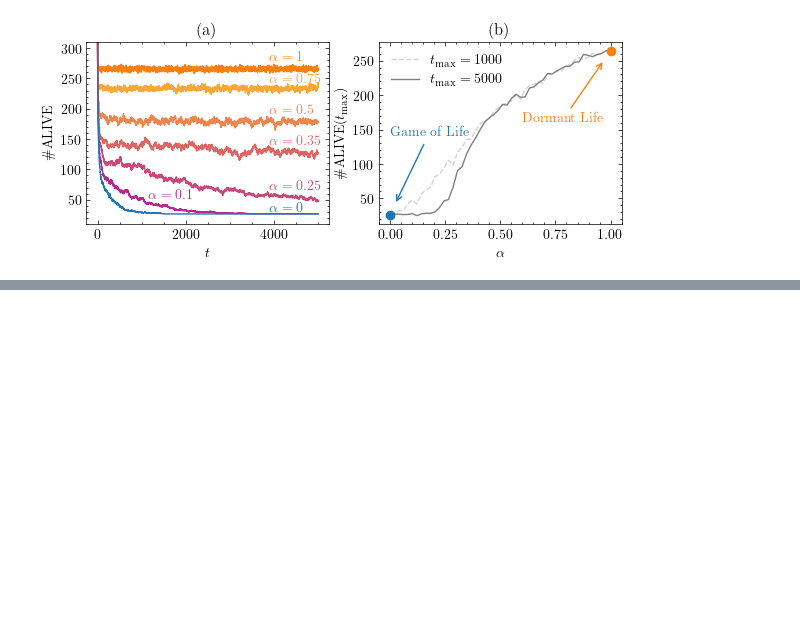
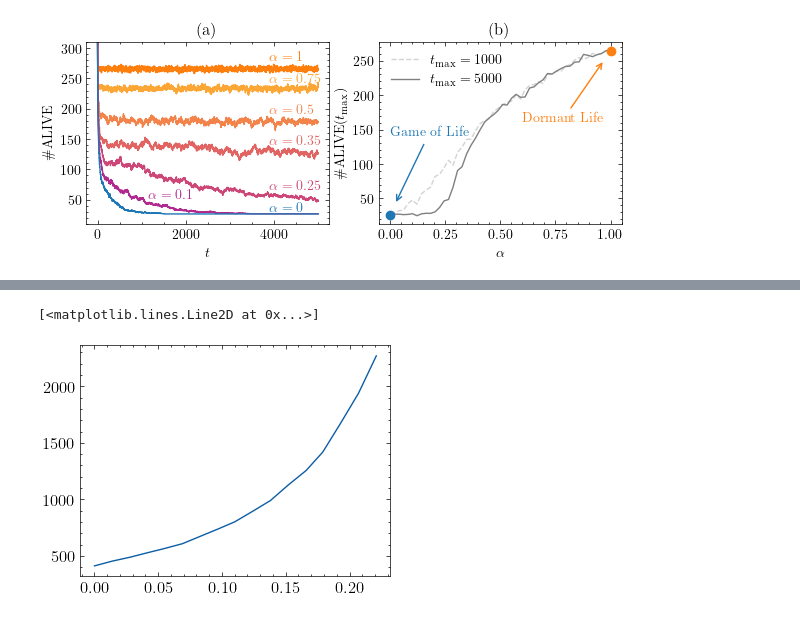
Before and after one commit to ISCOTTYI/dormant-life, a Jupyter notebook: plots.ipynb, the cells around one changed output, grey strips where cells are left out. Drawn from its saved outputs; the diff is of its cells as text; code cells hidden in the pictures; blank space fills up the shorter version.

```diff
--- a/plots.ipynb
+++ b/plots.ipynb
@@ -173,0 +158,18 @@ find_extinction_time(dl, 100_000)
+# %%
+import os
+
+base_path = "./data/dormant-life/extinction-time/"
+alphas = np.loadtxt(os.path.join(base_path, "alpha-range.dat"))
+average_extinction_times = []
+for alpha in alphas[:17]:
+    fname = f"alpha-p{str(alpha)[2:]}.dat"
+    data = np.loadtxt(os.path.join(base_path, fname))
+    # Remove runs where no extinction time was found until t_max
+    data = data[data>0]
+    average_extinction_times.append(np.mean(data))
+
+fig, ax = plt.subplots()
+ax.plot(alphas[:17], average_extinction_times)
+# %% [output]
+[<matplotlib.lines.Line2D at 0x...>]
+[figure, added]
```
Also changed, not shown: parts of 7 cells of this notebook, 1 other file.
